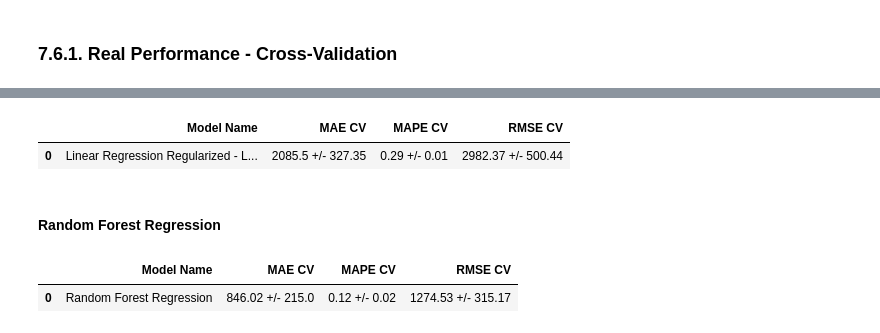
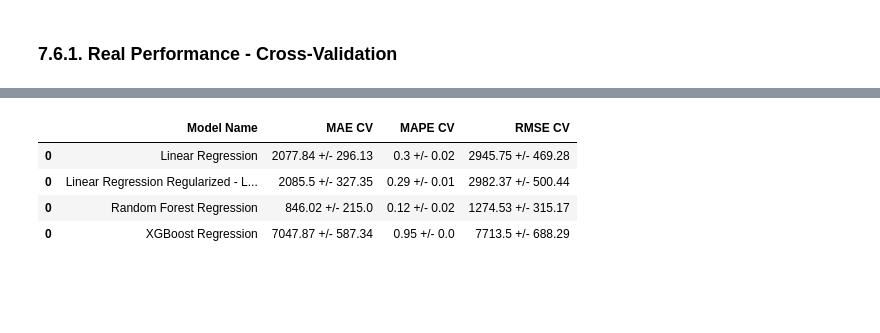
Before and after one commit to lucasquemelli/Rossman_Store_Sales, a Jupyter notebook: rossmann_store_sales.ipynb, the cells around one changed output, grey strips where cells are left out. Saved outputs shown, nothing was run; the diff lists cells and outputs as text; code cells hidden in the pictures; blank space fills up the shorter version.

Commit message:
Finished cross-validation

```diff
--- a/rossmann_store_sales.ipynb
+++ b/rossmann_store_sales.ipynb
@@ -2149,0 +2152,3 @@ rf_result
+# %%
+rf_result_cv = cross_validation(x_training, 5, "Random Forest Regression", rf)
+rf_result_cv
@@ -2171,0 +2182,3 @@ Parameters: { "colsample_bytee", "sub_sample" } are not used.
+# %%
+xgb_result_cv = cross_validation(x_training, 5, "XGBoost Regression", model_xgb, verbose=True)
+xgb_result_cv
@@ -2202,7 +2229,0 @@ a = cross_validation(x_training, 5, "Linear Regression Regularized - Lasso", mod
-# %%
-a
-# %% [output]
-|  | Model Name | MAE CV | MAPE CV | RMSE CV |
-| 0 | Linear Regression Regularized - L... | 2085.5 +/- 327.35 | 0.29 +/- 0.01 | 2982.37 +/- 500.44 |
-# %% [markdown]
-#### Random Forest Regression
@@ -2212,5 +2230,9 @@ a = cross_validation(x_training, 5, "Random Forest Regression", model)
-# %%
-a
-# %% [output]
-|  | Model Name | MAE CV | MAPE CV | RMSE CV |
-| 0 | Random Forest Regression | 846.02 +/- 215.0 | 0.12 +/- 0.02 | 1274.53 +/- 315.17 |
+# %%
+modelling_result_cv = pd.concat([lr_result_cv, lrr_result_cv, rf_result_cv, xgb_result_cv])
+modelling_result_cv
+# %% [output]
+|  | Model Name | MAE CV | MAPE CV | RMSE CV |
+| 0 | Linear Regression | 2077.84 +/- 296.13 | 0.3 +/- 0.02 | 2945.75 +/- 469.28 |
+| 0 | Linear Regression Regularized - L... | 2085.5 +/- 327.35 | 0.29 +/- 0.01 | 2982.37 +/- 500.44 |
+| 0 | Random Forest Regression | 846.02 +/- 215.0 | 0.12 +/- 0.02 | 1274.53 +/- 315.17 |
+| 0 | XGBoost Regression | 7047.87 +/- 587.34 | 0.95 +/- 0.0 | 7713.5 +/- 688.29 |
```
Also changed, not shown: parts of 10 cells of this notebook.
